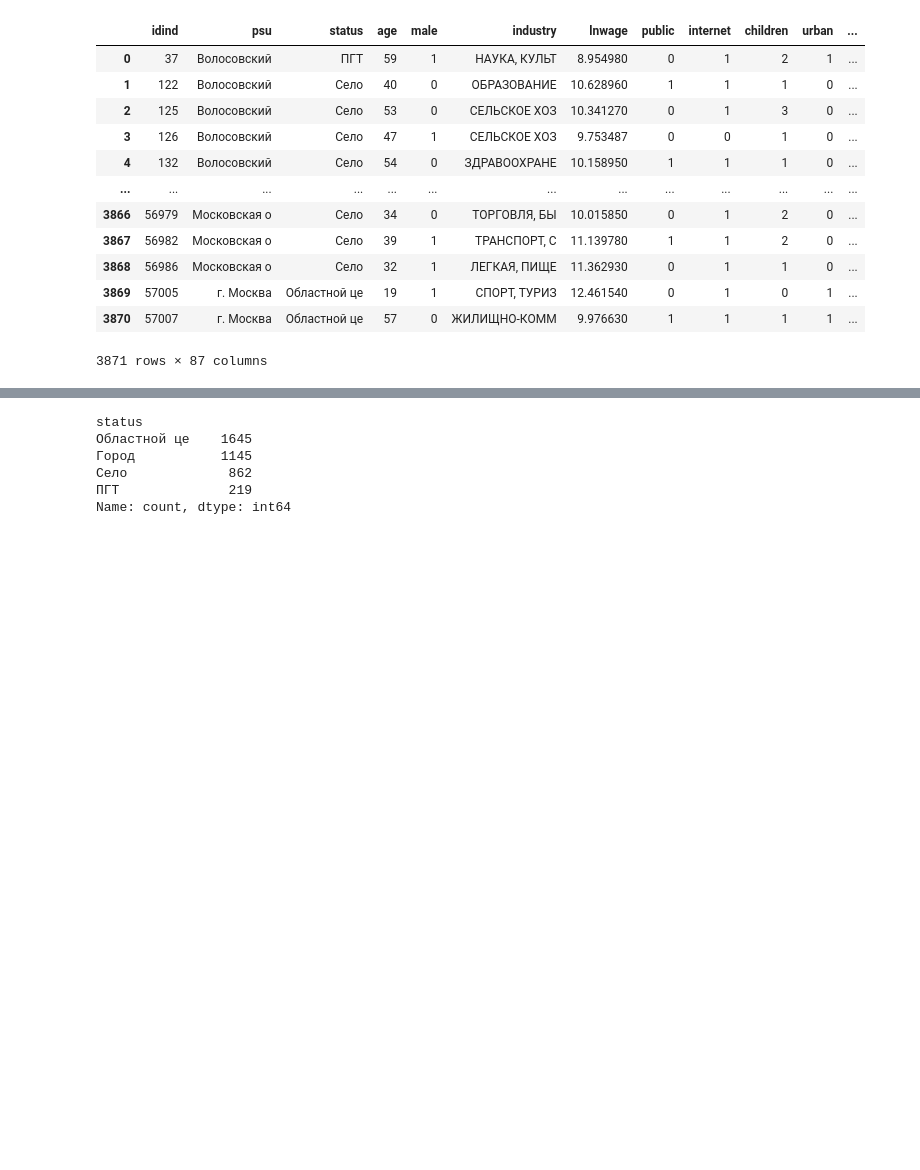
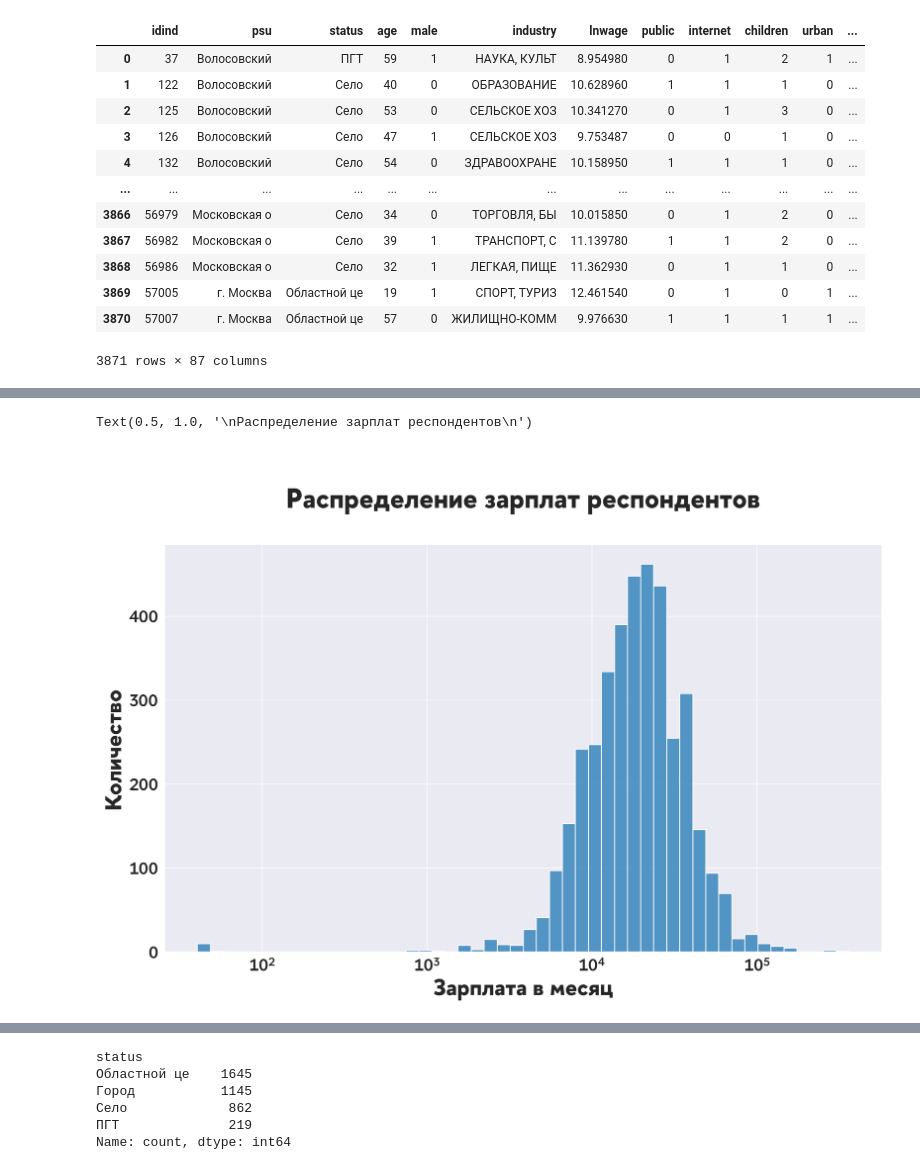
Before and after one commit to Selling-Pandas/dano-hackathon-innopolis-2024, a Jupyter notebook: legrey4ik/legrey4ik_notebook.ipynb, the cells around one changed output, grey strips where cells are left out. Drawn from its saved outputs; the diff is of its cells as text; code cells hidden in the pictures; blank space fills up the shorter version.

```diff
--- a/legrey4ik/legrey4ik_notebook.ipynb
+++ b/legrey4ik/legrey4ik_notebook.ipynb
@@ -8,13 +8,19 @@ import scipy
 %matplotlib inline
 %config InlineBackend.figure_format = 'retina'
 
-plt.rcParams['figure.figsize'] = 18, 6
+%matplotlib inline
+import matplotlib.pyplot as plt
+import seaborn as sns
+%config InlineBackend.figure_format = 'retina'
+plt.rcParams['figure.figsize'] = 14, 8
 plt.rcParams['font.size'] = 18
 plt.rcParams['savefig.format'] = 'pdf'
+sns.set_style('darkgrid')
+import matplotlib.font_manager as font_manager
+font_dir = [r"C:\Users\legrey4ik\OneDrive\Рабочий стол\hse sans"]
+for font in font_manager.findSystemFonts(font_dir):
+    font_manager.fontManager.addfont(font)
 plt.rcParams['font.family'] = 'hse sans'
-plt.rcParams['font.weight'] = 'semibold'
-sns.set_style('darkgrid')
-pd.set_option('display.max_columns', 100)
 # %%
 df = pd.read_excel('Data_RLMS.xlsx')
 # %%
@@ -40,0 +63,8 @@ df['lnwage'].hist(bins=20)
+# %%
+sns.histplot(np.exp(df['lnwage']), bins=50, log_scale=True)
+plt.xlabel('Зарплата в месяц', fontweight='bold', fontsize=25)
+plt.ylabel('Количество', fontweight='bold', fontsize=25)
+plt.title('\nРаспределение зарплат респондентов\n', fontweight='bold', fontsize=30)
+# %% [output]
+Text(0.5, 1.0, '\nРаспределение зарплат респондентов\n')
+[figure, added]
```
Also changed, not shown: parts of 7 cells of this notebook.
